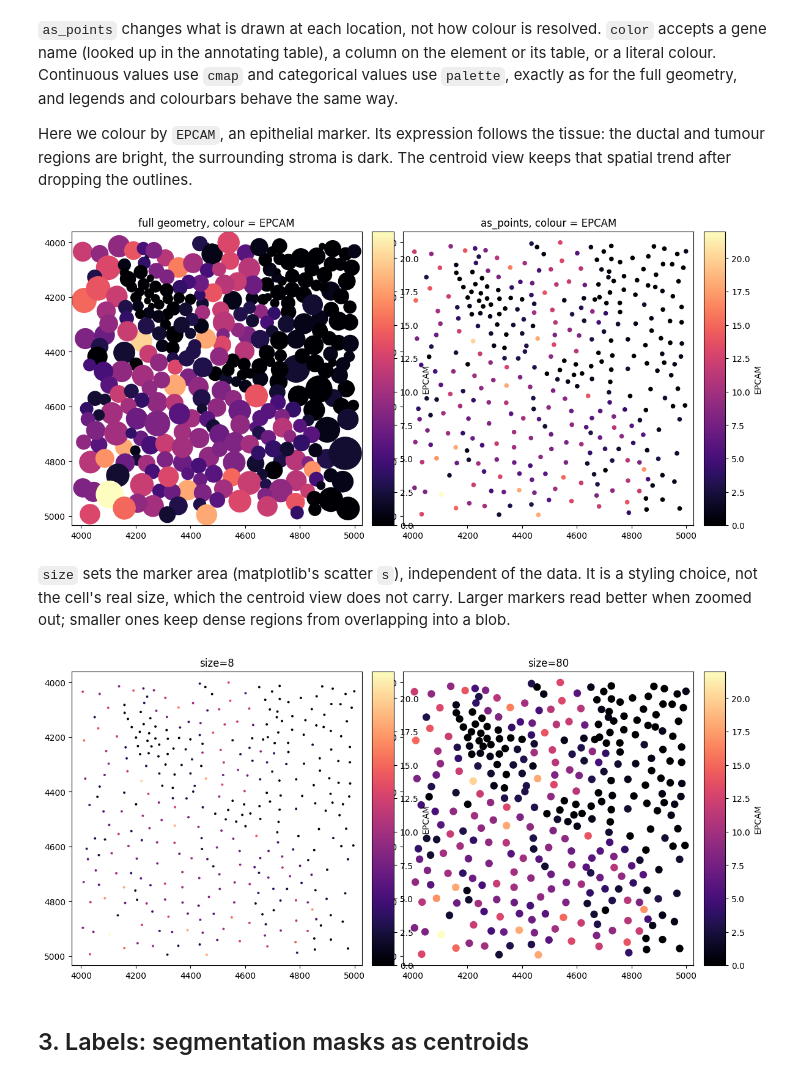
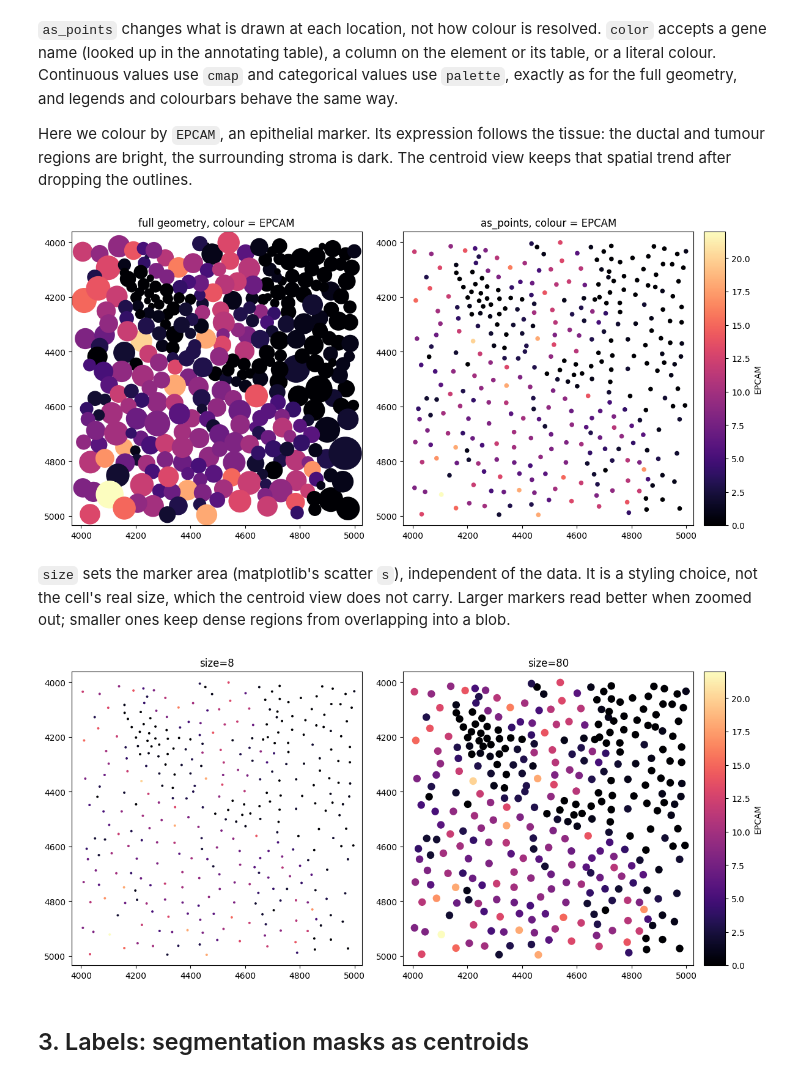
Before and after one commit to scverse/spatialdata-plot-tutorials, a Jupyter notebook: pr-15/_sources/notebooks/tutorials/as_points.ipynb, the cells around one changed output. Cells and saved outputs as stored; diff of their text form; code cells hidden in the pictures.

```diff
--- a/pr-15/_sources/notebooks/tutorials/as_points.ipynb
+++ b/pr-15/_sources/notebooks/tutorials/as_points.ipynb
@@ -123,15 +123,16 @@ tissue: the ductal and tumour regions are bright, the surrounding stroma is dark
 The centroid view keeps that spatial trend after dropping the outlines.
 # %%
 fig, axes = plt.subplots(1, 2, figsize=(11, 5.5))
-crop.pl.render_shapes("cell_circles", color="EPCAM", cmap="magma").pl.show(
+# Both panels share the same EPCAM scale, so we draw a single colourbar (right).
+crop.pl.render_shapes("cell_circles", color="EPCAM", cmap="magma", colorbar=False).pl.show(
     ax=axes[0], title="full geometry, colour = EPCAM"
 )
 crop.pl.render_shapes(
     "cell_circles", color="EPCAM", cmap="magma", as_points=True, size=30
 ).pl.show(ax=axes[1], title="as_points, colour = EPCAM")
 fig.tight_layout()
 # %% [output]
-[figure, old version]
+[figure, new version]
 # %% [markdown]
 `size` sets the marker area (matplotlib's scatter `s`), independent of the data.
 It is a styling choice, not the cell's real size, which the centroid view does
@@ -140,14 +141,14 @@ regions from overlapping into a blob.
 # %%
 fig, axes = plt.subplots(1, 2, figsize=(11, 5.5))
 crop.pl.render_shapes(
-    "cell_circles", color="EPCAM", cmap="magma", as_points=True, size=8
+    "cell_circles", color="EPCAM", cmap="magma", as_points=True, size=8, colorbar=False
 ).pl.show(ax=axes[0], title="size=8")
 crop.pl.render_shapes(
     "cell_circles", color="EPCAM", cmap="magma", as_points=True, size=80
 ).pl.show(ax=axes[1], title="size=80")
 fig.tight_layout()
 # %% [output]
-[figure, old version]
+[figure, new version]
 # %% [markdown]
 ## 3. Labels: segmentation masks as centroids
 # %% [markdown]
```
Also changed, not shown: parts of 5 cells of this notebook, 5 other files.
